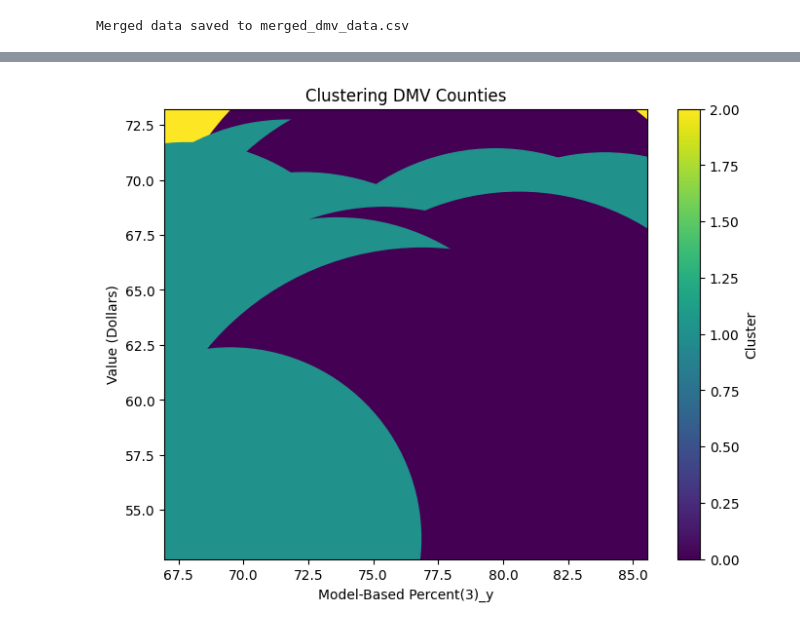
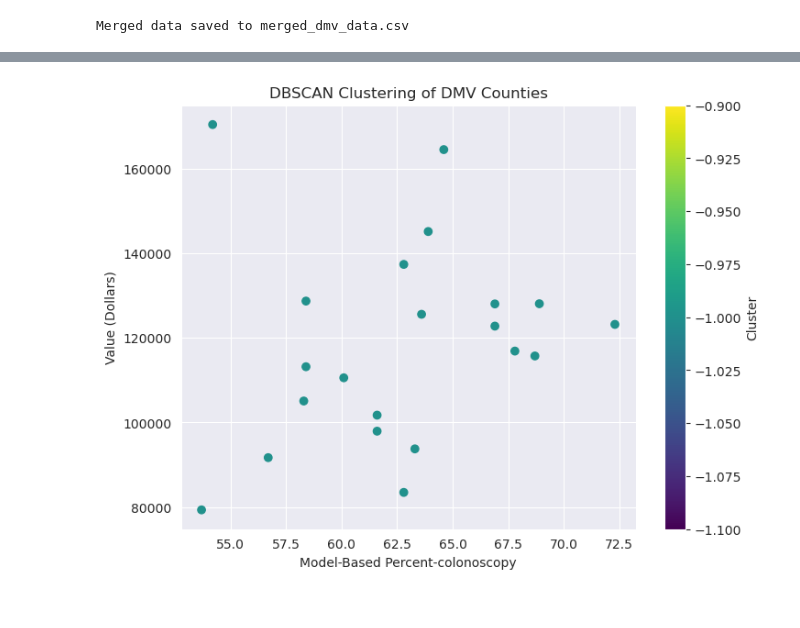
Before and after one commit to RyGaff/Individual-Health-in-the-Largest-U.S-Metropolitan-Areas, a Jupyter notebook: Economics-Health.ipynb, the cells around one changed output, grey strips where cells are left out. Drawn from its saved outputs; the diff is of its cells as text; code cells hidden in the pictures.

```diff
--- a/Economics-Health.ipynb
+++ b/Economics-Health.ipynb
@@ -121,46 +228,74 @@ Merged data saved to merged_dmv_data.csv
 # %%
-#Clustering Based on All Features
-import pandas as pd
-from sklearn.preprocessing import StandardScaler
-from sklearn.cluster import KMeans
-import matplotlib.pyplot as plt
+#import pandas as pd
+#from sklearn.preprocessing import StandardScaler
+#from sklearn.cluster import DBSCAN
+#import matplotlib.pyplot as plt
+#
+## Load the merged data (from previous step)
+#df = pd.read_csv('merged_dmv_data.csv')
+#
+## Selecting relevant columns for clustering (e.g., excluding FIPS and County)
+#columns_for_clustering = [
+#    "Model-Based Percent(3)_y",
+#    "Model-Based Percent(3)_x",
+#    "Value (Dollars)",
+#    "Value (Index)",
+#    "Value (Percent)"
+#]
+#df_cluster = df[columns_for_clustering]
+#
+## Handle missing values by filling them with the mean (you can choose a different method)
+#df_cluster = df_cluster.fillna(df_cluster.mean())
+#
+## Standardize the data (important for DBSCAN clustering)
+#scaler = StandardScaler()
+#df_scaled = scaler.fit_transform(df_cluster)
+#
+## DBSCAN Clustering (adjust eps and min_samples as needed)
+#dbscan = DBSCAN(eps=0.5, min_samples=2)  # eps is the maximum distance between two samples, min_samples is the minimum number of points to form a cluster
+#df['DBSCAN_Cluster'] = dbscan.fit_predict(df_scaled)
+#
+## Visualize the clusters
+#plt.figure(figsize=(8, 6))
+#
+## Plot DBSCAN clustering result
+#plt.scatter(df['Model-Based Percent(3)_y'], df['Model-Based Percent(3)_x'], df['Value (Dollars)'], c=df['DBSCAN_Cluster'], cmap='viridis', marker='o')
+#plt.xlabel('Model-Based Percent(3)')
+#plt.ylabel('Value (Dollars)')
+#plt.title('DBSCAN Clustering of DMV Counties')
+#plt.colorbar(label='Cluster')
+#plt.show()
+#
+## Save the clustered data to a new file
+#df.to_csv('dbscan_clustered_dmv_counties.csv', index=False)
+#
+#print("DBSCAN clustering complete. The data has been saved to 'dbscan_clustered_dmv_counties.csv'.")
 
-# Load the merged data (from previous step)
-df = pd.read_csv('merged_dmv_data.csv')
+# DBSCAN Clustering (adjust eps and min_samples as needed)
+dbscan = DBSCAN(eps=0.5, min_samples=2)  # eps is the maximum distance between two samples, min_samples is the minimum number of points to form a cluster
+df['DBSCAN_Cluster'] = dbscan.fit_predict(df_scaled)
 
-# Selecting relevant columns for clustering (e.g., excluding FIPS and County)
-columns_for_clustering = [
-    "Model-Based Percent(3)_y",
-     "Model-Based Percent(3)_x",
-    "Value (Dollars)",
-    "Value (Index)",
-    "Value (Percent)"
-]
-df_cluster = df[columns_for_clustering]
+# Visualize the clusters
+plt.figure(figsize=(8, 6))
 
-# Handle missing values by filling them with the mean (you can choose a different method)
-df_cluster = df_cluster.fillna(df_cluster.mean())
-
-# Standardize the data (important for K-Means clustering)
-scaler = StandardScaler()
-df_scaled = scaler.fit_transform(df_cluster)
-
-# K-Means Clustering (adjust the number of clusters as needed)
-kmeans = KMeans(n_clusters=3, random_state=42)  # You can try different values for n_clusters
-df['Cluster'] = kmeans.fit_predict(df_scaled)
-
-# Visualize the clusters (optional)
-plt.figure(figsize=(8, 6))
-plt.scatter(df['Model-Based Percent(3)_y'], df['Model-Based Percent(3)_x'], df['Value (Dollars)'], c=df['Cluster'], cmap='viridis')
-plt.xlabel('Model-Based Percent(3)_y')
+# Plot DBSCAN clustering result
+plt.scatter(df['Model-Based Percent-colonoscopy'], df['Value (Dollars)'], c=df['DBSCAN_Cluster'], cmap='viridis', marker='o')
+plt.xlabel('Model-Based Percent-colonoscopy')
 plt.ylabel('Value (Dollars)')
-plt.title('Clustering DMV Counties')
+plt.title('DBSCAN Clustering of DMV Counties')
 plt.colorbar(label='Cluster')
 plt.show()
 
+plt.figure(figsize=(8, 6))
+plt.scatter(df['Model-Based Percent-pap_smear'], df['Value (Dollars)'], c=df['DBSCAN_Cluster'], cmap='viridis', marker='o')
+plt.xlabel('Model-Based Percent-pap_smear')
+plt.ylabel('Value (Dollars)')
+plt.title('DBSCAN Clustering of DMV Counties')
+plt.colorbar(label='Cluster')
+plt.show()
 # Save the clustered data to a new file
-df.to_csv('clustered_dmv_counties.csv', index=False)
+df.to_csv('dbscan_clustered_dmv_counties.csv', index=False)
 
-print("Clustering complete. The data has been saved to 'clustered_dmv_counties.csv'.")
+print("DBSCAN clustering complete. The data has been saved to 'dbscan_clustered_dmv_counties.csv'.")
 # %% [output]
-[figure, old version]
+[figure, new version]
```
Also changed, not shown: parts of 15 cells of this notebook, 4 other files.
